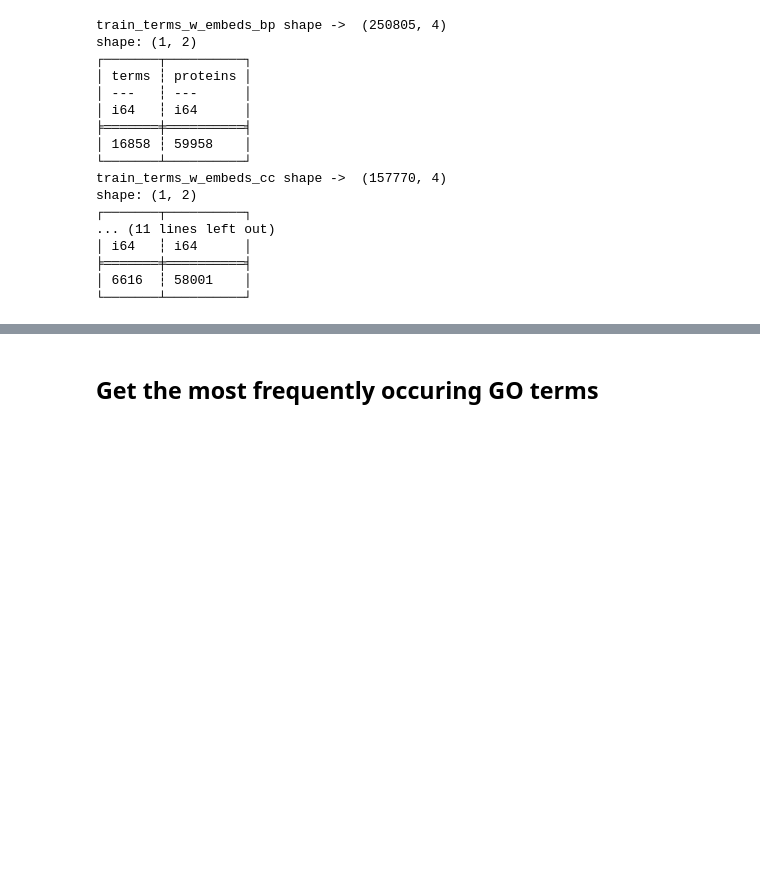
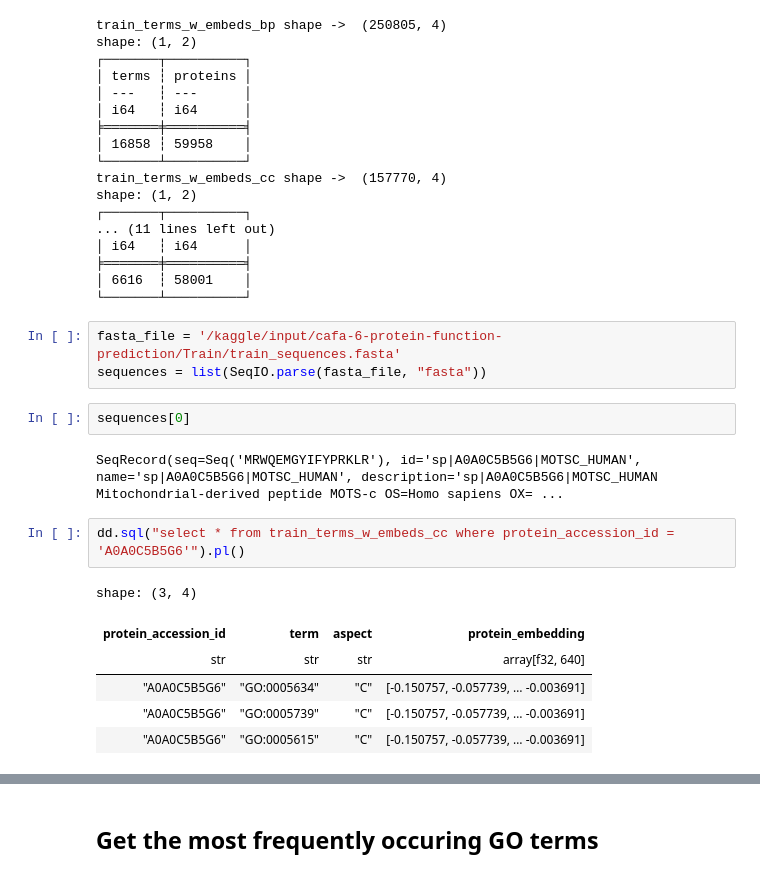
Before and after one commit to sumaniitm/cafa-6-protein-function-prediction-kaggle, a Jupyter notebook: cafa-suman-ontology-based-features.ipynb, the cells around one changed output, grey strips where cells are left out. Saved outputs shown, nothing was run; the diff lists cells and outputs as text; blank space fills up the shorter version.

```diff
--- a/cafa-suman-ontology-based-features.ipynb
+++ b/cafa-suman-ontology-based-features.ipynb
@@ -366,3 +402,19 @@ shape: (1, 2)
 ╞═══════╪══════════╡
 │ 6616  ┆ 58001    │
 └───────┴──────────┘
+# %%
+fasta_file = '/kaggle/input/cafa-6-protein-function-prediction/Train/train_sequences.fasta'
+sequences = list(SeqIO.parse(fasta_file, "fasta"))
+# %%
+sequences[0]
+# %% [output]
+SeqRecord(seq=Seq('MRWQEMGYIFYPRKLR'), id='sp|A0A0C5B5G6|MOTSC_HUMAN', name='sp|A0A0C5B5G6|MOTSC_HUMAN', description='sp|A0A0C5B5G6|MOTSC_HUMAN Mitochondrial-derived peptide MOTS-c OS=Homo sapiens OX= ...
+# %%
+dd.sql("select * from train_terms_w_embeds_cc where protein_accession_id = 'A0A0C5B5G6'").pl()
+# %% [output]
+shape: (3, 4)
+| protein_accession_id | term | aspect | protein_embedding |
+| str | str | str | array[f32, 640] |
+| "A0A0C5B5G6" | "GO:0005634" | "C" | [-0.150757, -0.057739, … -0.003691] |
+| "A0A0C5B5G6" | "GO:0005739" | "C" | [-0.150757, -0.057739, … -0.003691] |
+| "A0A0C5B5G6" | "GO:0005615" | "C" | [-0.150757, -0.057739, … -0.003691] |
```
Also changed, not shown: parts of 16 cells of this notebook.
